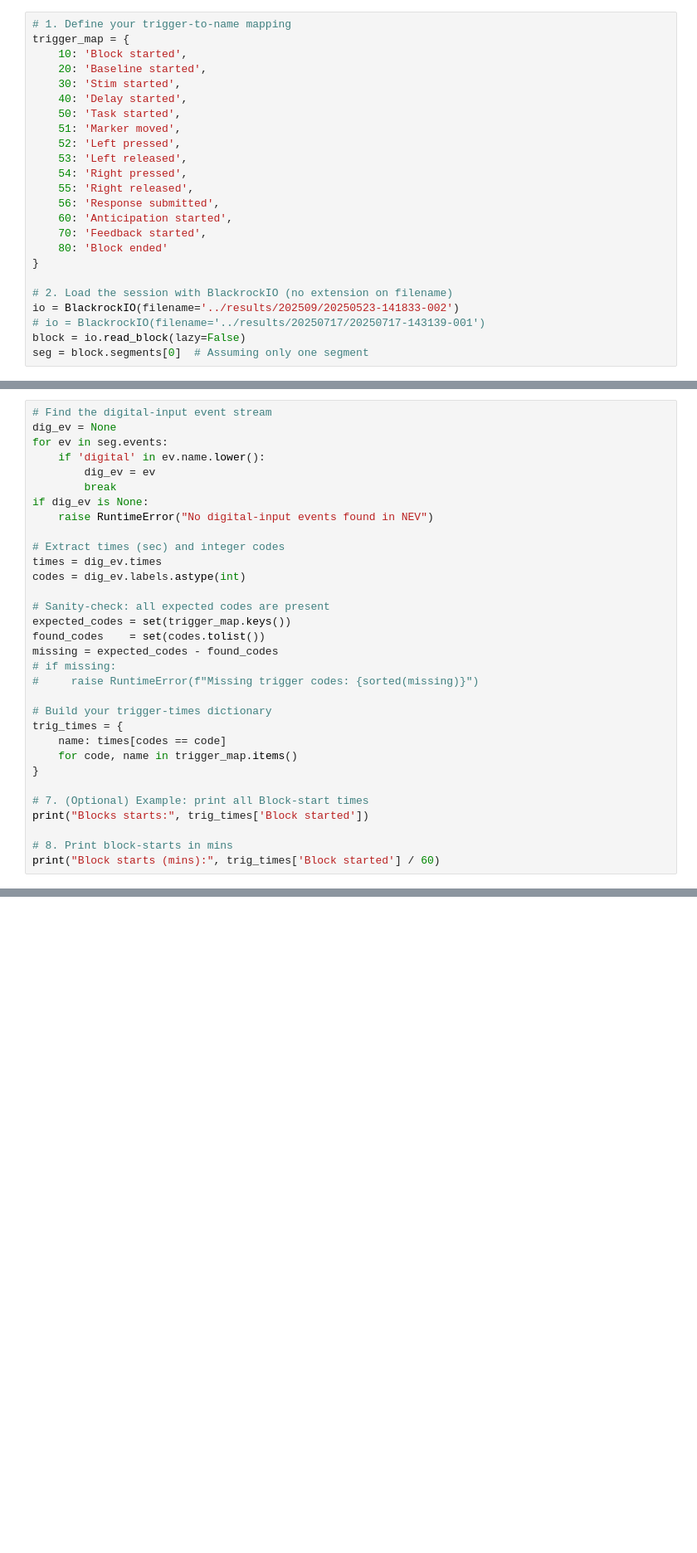
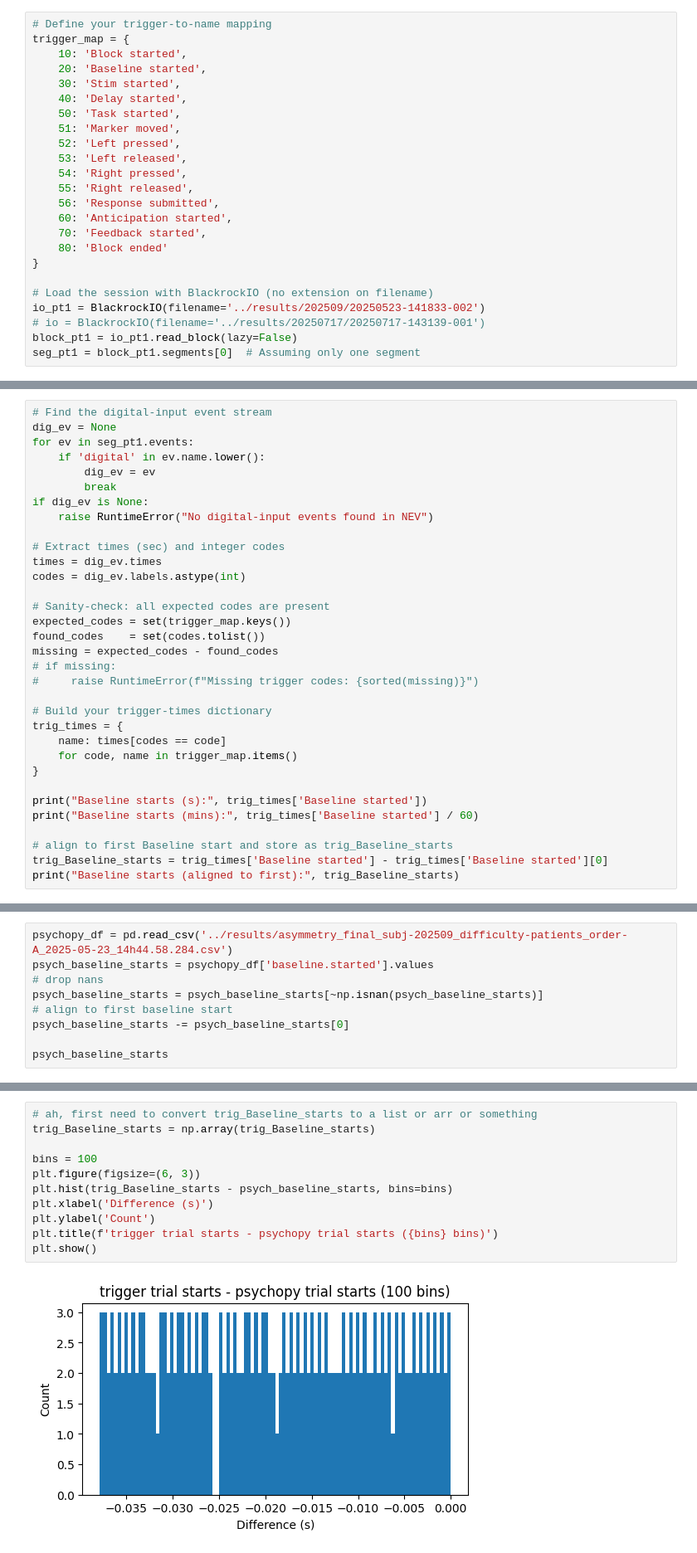
Before and after one commit to siyer7/asymmetry_design, a Jupyter notebook: code/neural_analyses.ipynb, the cells around one changed output, grey strips where cells are left out. Shown at 83% size. Drawn from its saved outputs; the diff is of its cells as text; blank space fills up the shorter version.

Commit message:
starting to look at lfp

```diff
--- a/code/neural_analyses.ipynb
+++ b/code/neural_analyses.ipynb
@@ -7,5 +7,5 @@ from neo.io import BlackrockIO
 # %%
-# 1. Define your trigger‐to‐name mapping
+# Define your trigger‐to‐name mapping
 trigger_map = {
     10: 'Block started',
     20: 'Baseline started',
@@ -23,9 +23,9 @@ trigger_map = {
     80: 'Block ended'
 }
 
-# 2. Load the session with BlackrockIO (no extension on filename)
-io = BlackrockIO(filename='../results/202509/20250523-141833-002')
+# Load the session with BlackrockIO (no extension on filename)
+io_pt1 = BlackrockIO(filename='../results/202509/20250523-141833-002')
 # io = BlackrockIO(filename='../results/20250717/20250717-143139-001')
-block = io.read_block(lazy=False)
-seg = block.segments[0]  # Assuming only one segment
+block_pt1 = io_pt1.read_block(lazy=False)
+seg_pt1 = block_pt1.segments[0]  # Assuming only one segment
 # %% [markdown]
@@ -33,7 +33,7 @@ seg = block.segments[0]  # Assuming only one segment
 # %%
 # Find the digital‐input event stream
 dig_ev = None
-for ev in seg.events:
+for ev in seg_pt1.events:
     if 'digital' in ev.name.lower():
         dig_ev = ev
         break
@@ -57,9 +57,10 @@ trig_times = {
     for code, name in trigger_map.items()
 }
 
-# 7. (Optional) Example: print all Block‐start times
-print("Blocks starts:", trig_times['Block started'])
+print("Baseline starts (s):", trig_times['Baseline started'])
+print("Baseline starts (mins):", trig_times['Baseline started'] / 60)
 
-# 8. Print block-starts in mins
-print("Block starts (mins):", trig_times['Block started'] / 60)
+# align to first Baseline start and store as trig_Baseline_starts
+trig_Baseline_starts = trig_times['Baseline started'] - trig_times['Baseline started'][0]
+print("Baseline starts (aligned to first):", trig_Baseline_starts)
 # %% [output]
@@ -70,0 +86,9 @@ Block starts (mins): [ 0.62113778  4.99217944  9.30553111 13.49610444 18.2194572
+# %%
+psychopy_df = pd.read_csv('../results/asymmetry_final_subj-202509_difficulty-patients_order-A_2025-05-23_14h44.58.284.csv')
+psych_baseline_starts = psychopy_df['baseline.started'].values
+# drop nans
+psych_baseline_starts = psych_baseline_starts[~np.isnan(psych_baseline_starts)]
+# align to first baseline start
+psych_baseline_starts -= psych_baseline_starts[0]
+
+psych_baseline_starts
@@ -70,0 +113,13 @@ Block starts (mins): [ 0.62113778  4.99217944  9.30553111 13.49610444 18.2194572
+# %%
+# ah, first need to convert trig_Baseline_starts to a list or arr or something
+trig_Baseline_starts = np.array(trig_Baseline_starts)
+
+bins = 100
+plt.figure(figsize=(6, 3))
+plt.hist(trig_Baseline_starts - psych_baseline_starts, bins=bins)
+plt.xlabel('Difference (s)')
+plt.ylabel('Count')
+plt.title(f'trigger trial starts - psychopy trial starts ({bins} bins)')
+plt.show()
+# %% [output]
+[figure, added]
```
Also changed, not shown: parts of 15 cells of this notebook, 2 other files.
